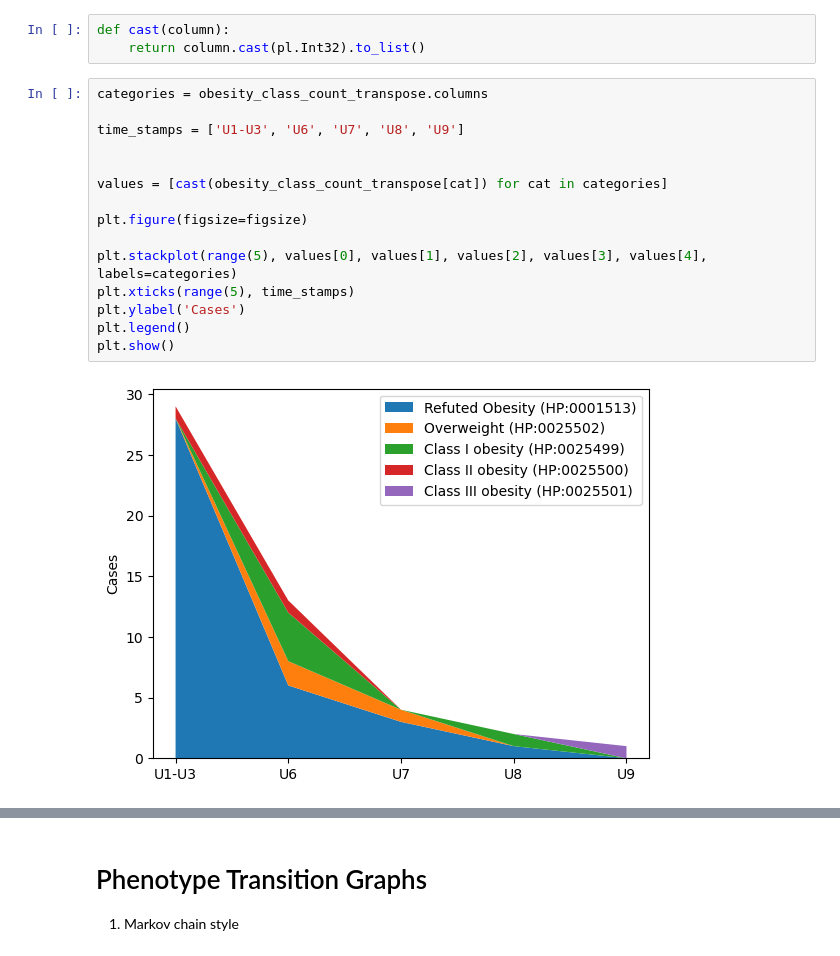
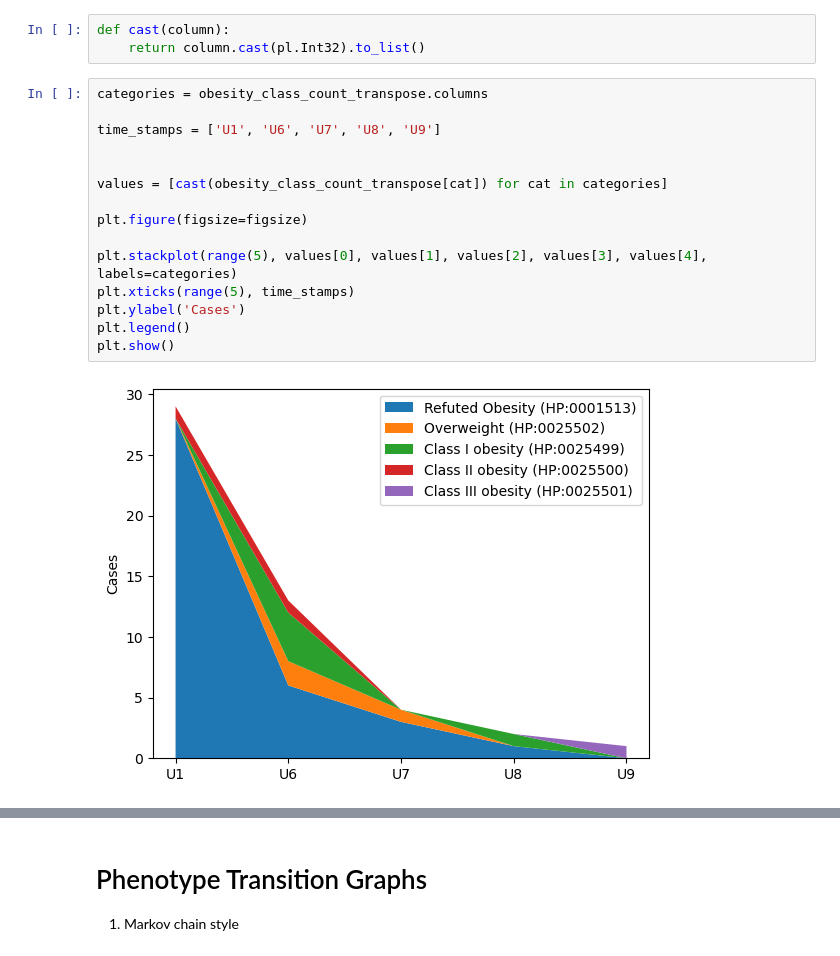
Before and after one commit to BIH-CEI/ERKER2Phenopackets, a Jupyter notebook: ERKER2Phenopackets/src/analysis/ml/analyse.ipynb, the cells around one changed output, grey strips where cells are left out. Cells and saved outputs as stored; diff of their text form.

Commit message:
initialized patient journey Graph

```diff
--- a/ERKER2Phenopackets/src/analysis/ml/analyse.ipynb
+++ b/ERKER2Phenopackets/src/analysis/ml/analyse.ipynb
@@ -504,20 +504,20 @@ def cast(column):
 # %%
 categories = obesity_class_count_transpose.columns
 
-time_stamps = ['U1-U3', 'U6', 'U7', 'U8', 'U9']
+time_stamps = ['U1', 'U6', 'U7', 'U8', 'U9']
 
 
 values = [cast(obesity_class_count_transpose[cat]) for cat in categories]
 
 plt.figure(figsize=figsize)
 
 plt.stackplot(range(5), values[0], values[1], values[2], values[3], values[4], labels=categories)
 plt.xticks(range(5), time_stamps)
 plt.ylabel('Cases')
 plt.legend()
 plt.show()
 # %% [output]
-[figure, old version]
+[figure, new version]
 # %%
 from ERKER2Phenopackets.src.utils.polars_utils import barchart_multiple
 
```
Also changed, not shown: parts of 9 cells of this notebook, 2 other files.
